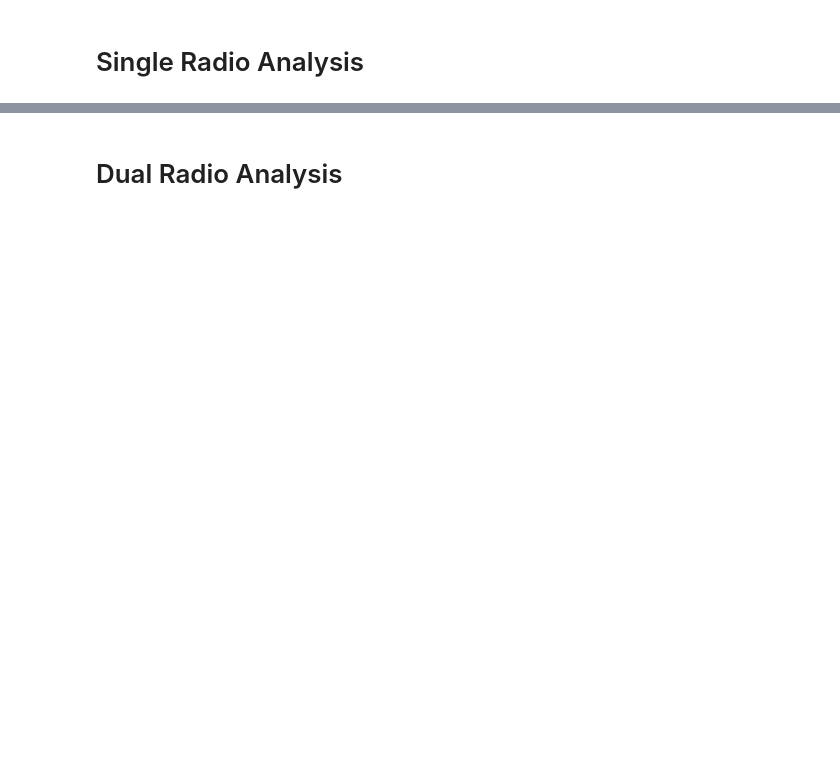
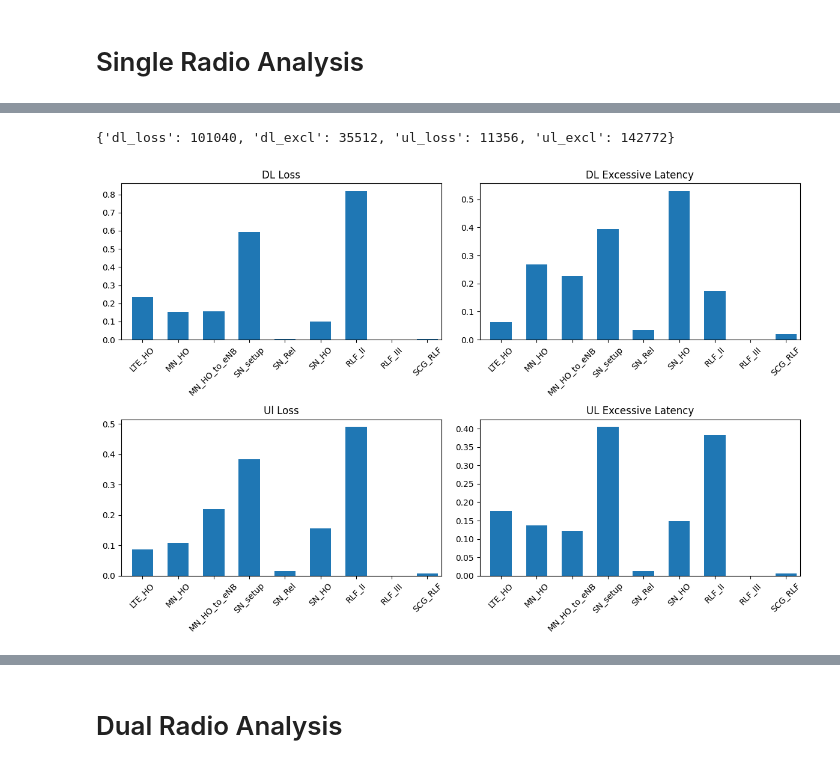
Before and after one commit to chihyangchen/ntu-experiments, a Jupyter notebook: sheng-ru/analysis/db_analysis3.ipynb, the cells around one changed output, grey strips where cells are left out. Cells and saved outputs as stored; diff of their text form; code cells hidden in the pictures; blank space fills up the shorter version.

```diff
--- a/sheng-ru/analysis/db_analysis3.ipynb
+++ b/sheng-ru/analysis/db_analysis3.ipynb
@@ -438,12 +438,12 @@ def loss_excl_cause(loss_lat_file_path, rrc_file_path):
                     trans.append(h.trans)
                     trans_time.append(h.start)
                     others.append(h.others)
-                elif h.start < loss_packet_timestamp < h.end:
+                elif (h.end is not None) and (h.start < loss_packet_timestamp < h.end):
                     cause.append(f'During {HO_type}')
                     trans.append(h.trans)
                     trans_time.append((h.start, h.end))
                     others.append(h.others)
-                elif h.end < loss_packet_timestamp < h.end + slot:
+                elif (h.end is not None) and (h.end < loss_packet_timestamp < h.end + slot):
                     cause.append(f'After {HO_type}')
                     trans.append(h.trans)
                     trans_time.append(h.end)
@@ -483,12 +483,12 @@ def loss_excl_cause(loss_lat_file_path, rrc_file_path):
                     trans.append(h.trans)
                     trans_time.append(h.start)
                     others.append(h.others)
-                elif h.start < excl_packet_timestamp < h.end:
+                elif (h.end is not None) and (h.start < excl_packet_timestamp < h.end):
                     cause.append(f'During {HO_type}')
                     trans.append(h.trans)
                     trans_time.append((h.start, h.end))
                     others.append(h.others)
-                elif h.end < excl_packet_timestamp < h.end + slot:
+                elif (h.end is not None) and (h.end < excl_packet_timestamp < h.end + slot):
                     cause.append(f'After {HO_type}')
                     trans.append(h.trans)
                     trans_time.append(h.end)
@@ -544,9 +544,11 @@ def loss_excl_cause_dual(loss_lat_file_path1, loss_lat_file_path2, rrc_file_path
     HO_dict2 = parse_mi_ho(rrc_file_path2)
 
     events = ['LTE_HO', 'MN_HO', 'MN_HO_to_eNB', 'SN_setup',
-              'SN_Rel', 'SN_HO', 'RLF_II', 'RLF_III', 'SCG_RLF']
+              'SN_Rel', 'SN_HO', 'RLF_II', 'RLF_III', 'SCG_RLF',
+              'Conn_Req']
     slots = [dt.timedelta(seconds=1), dt.timedelta(seconds=1), dt.timedelta(seconds=1), dt.timedelta(seconds=1),
-             dt.timedelta(seconds=1), dt.timedelta(seconds=1), dt.timedelta(seconds=2), dt.timedelta(seconds=2), dt.timedelta(seconds=2)]
+             dt.timedelta(seconds=1), dt.timedelta(seconds=1), dt.timedelta(seconds=2), dt.timedelta(seconds=2), dt.timedelta(seconds=2),
+             dt.timedelta(seconds=1)]
 
     LOSS_PKT_DUAL = namedtuple('LOSS_PKT_DUAL',
                                ['timestamp1', 'timestamp2', 'seq', 'cause1', 'cause2', 'trans1', 'trans2', 'others1', 'others2','trans1_time', 'trans2_time'],
@@ -1232,7 +1234,9 @@ def Analyze(pkgs):
 # This place give a XXXX-XX-XX.md file and find the experiment directory path
 # and the corresponding band settings. It will be presented by a list of special
 # instance EXPERIMENTs.
-md_files = ['/home/wmnlab/D/database/2023-08-29/2023-08-29.md', '/home/wmnlab/D/database/2023-09-12_1/2023-09-12.md']
+md_files = ['/home/wmnlab/D/database/2023-08-29/2023-08-29.md',
+            '/home/wmnlab/D/database/2023-09-12_1/2023-09-12.md',
+            '/home/wmnlab/D/database/2023-09-22/2023-09-22.md']
 EXPs = []
 
 for md_file_path in md_files:
@@ -1341,0 +1413,56 @@ dl_loss_pkgs
+# %%
+total_Modem_Action_Test
+# %% [output]
+{'dl_loss': 101040, 'dl_excl': 35512, 'ul_loss': 11356, 'ul_excl': 142772}
+# %%
+# Change Here
+group = control_group
+total = total_Modem_Control_Group
+
+fig, axes = plt.subplots(2,2, figsize=(12, 8))
+
+metric_categories = []
+metric_values = []
+
+for k in keys:
+
+    target = group[k]
+    total_num = total[k]
+
+    categories = []
+    values = []
+
+    for e in count_events:
+        num = 0
+        for t in bdr:
+            num += target[t+' '+e]
+        categories.append(e)
+        values.append(num/total_num)
+
+    metric_categories.append(categories)
+    metric_values.append(values)
+
+# Change Conn_req to Change_Band
+for categories in metric_categories:
+    idx = categories.index('Conn_Req')
+    categories[idx] = 'Change_Band'
+
+titles = ['DL Loss', 'DL Excessive Latency', 'Ul Loss', 'UL Excessive Latency']
+for i, ax in enumerate(axes.flatten()):
+
+    x = np.arange(len(metric_categories[i]))
+    ax.bar(x, metric_values[i], width=0.6)
+    ax.set_xticks(x)
+    ax.set_xticklabels(metric_categories[i], rotation=45)
+    ax.set_title(titles[i])
+
+    # For not see change band.
+    ax.set_xlim([0-0.6,9-0.6])
+
+
+# plt.xticks(fontsize=8)
+
+plt.tight_layout()
+plt.show()
+# %% [output]
+[figure, added]
```
Also changed, not shown: parts of 20 cells of this notebook, 3 other files.
